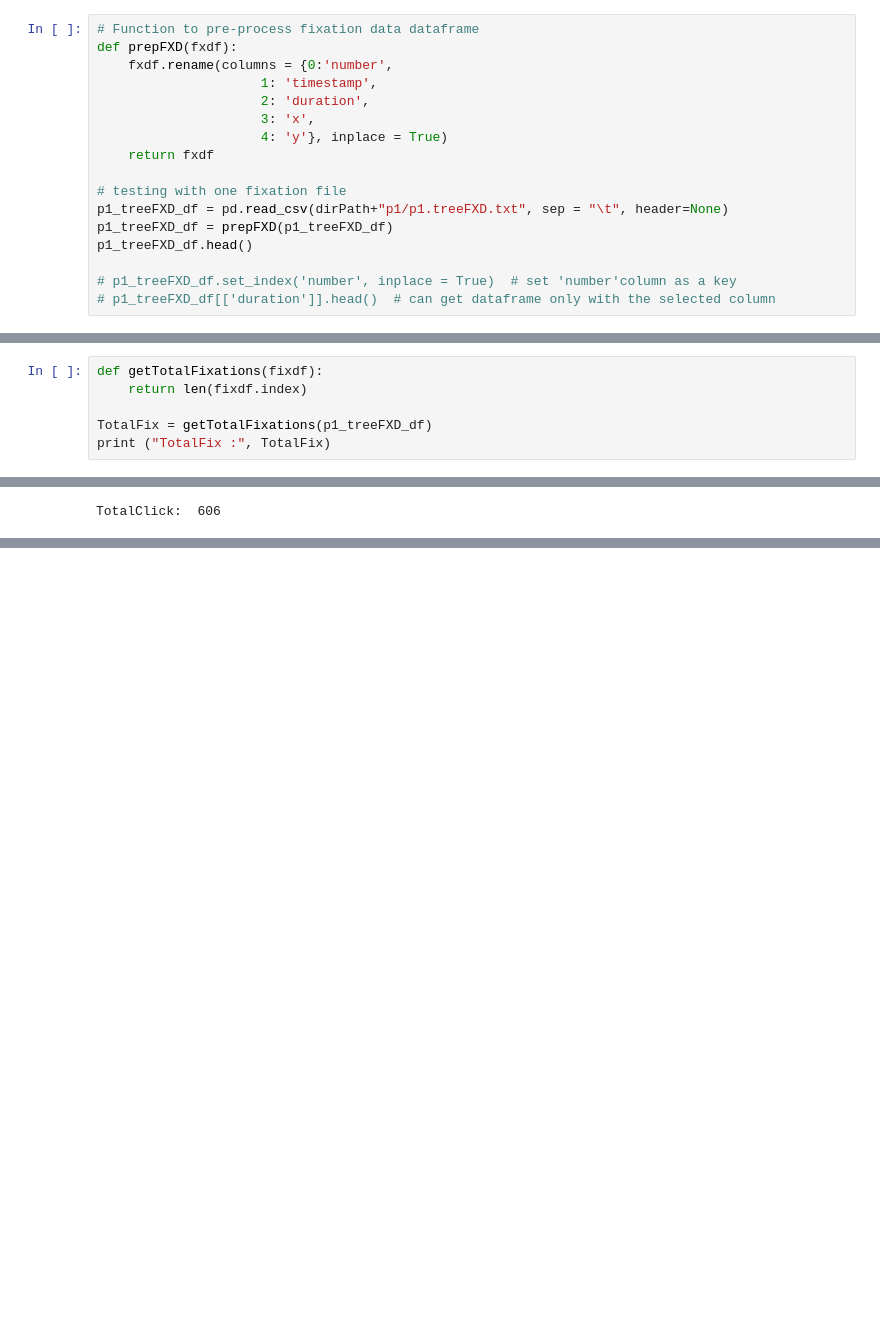
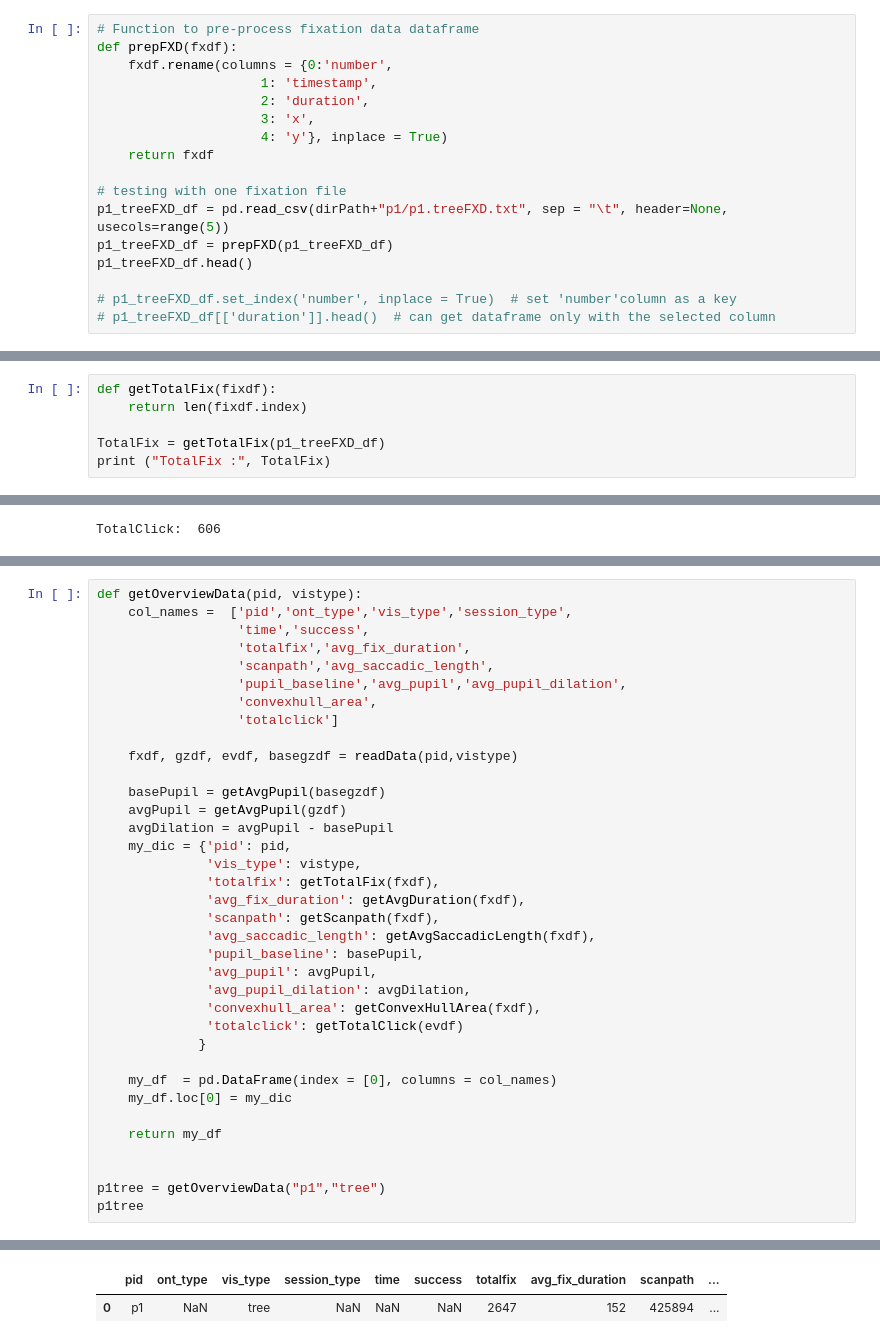
Before and after one commit to Lazer7/Eye_Visualization, a Jupyter notebook: Data/overview_data/overview_data_processor.ipynb, the cells around one changed output, grey strips where cells are left out. Drawn from its saved outputs; the diff is of its cells as text; blank space fills up the shorter version.

```diff
--- a/Data/overview_data/overview_data_processor.ipynb
+++ b/Data/overview_data/overview_data_processor.ipynb
@@ -176,7 +177,7 @@ def prepFXD(fxdf):
     return fxdf
 
 # testing with one fixation file
-p1_treeFXD_df = pd.read_csv(dirPath+"p1/p1.treeFXD.txt", sep = "\t", header=None)
+p1_treeFXD_df = pd.read_csv(dirPath+"p1/p1.treeFXD.txt", sep = "\t", header=None, usecols=range(5))
 p1_treeFXD_df = prepFXD(p1_treeFXD_df)
 p1_treeFXD_df.head()
 
@@ -270,10 +271,10 @@ Area of ConvexHull: 3724.835369425075
 # %% [markdown]
 ### Total Fixations
 # %%
-def getTotalFixations(fixdf):
+def getTotalFix(fixdf):
     return len(fixdf.index)
 
-TotalFix = getTotalFixations(p1_treeFXD_df)
+TotalFix = getTotalFix(p1_treeFXD_df)
 print ("TotalFix :", TotalFix)
 # %% [output]
 TotalFix : 2647
@@ -432,0 +486,37 @@ TotalClick:  606
+# %%
+def getOverviewData(pid, vistype):
+    col_names =  ['pid','ont_type','vis_type','session_type',
+                  'time','success',
+                  'totalfix','avg_fix_duration',
+                  'scanpath','avg_saccadic_length',
+                  'pupil_baseline','avg_pupil','avg_pupil_dilation',
+                  'convexhull_area',
+                  'totalclick']
+
+    fxdf, gzdf, evdf, basegzdf = readData(pid,vistype)
+
+    basePupil = getAvgPupil(basegzdf)
+    avgPupil = getAvgPupil(gzdf)
+    avgDilation = avgPupil - basePupil
+    my_dic = {'pid': pid,
+              'vis_type': vistype,
+              'totalfix': getTotalFix(fxdf),
+              'avg_fix_duration': getAvgDuration(fxdf),
+              'scanpath': getScanpath(fxdf),
+              'avg_saccadic_length': getAvgSaccadicLength(fxdf),
+              'pupil_baseline': basePupil,
+              'avg_pupil': avgPupil,
+              'avg_pupil_dilation': avgDilation,
+              'convexhull_area': getConvexHullArea(fxdf),
+              'totalclick': getTotalClick(evdf)
+             }
+
+    my_df  = pd.DataFrame(index = [0], columns = col_names)
+    my_df.loc[0] = my_dic
+
+    return my_df
+
+
+p1tree = getOverviewData("p1","tree")
+p1tree
+# %% [output]
@@ -433 +532,3 @@ TotalClick:  606
+|  | pid | ont_type | vis_type | session_type | time | success | totalfix | avg_fix_duration | scanpath | ... |
+| 0 | p1 | NaN | tree | NaN | NaN | NaN | 2647 | 152 | 425894 | ... |
 # %% [markdown]
```
Also changed, not shown: parts of 12 cells of this notebook.
